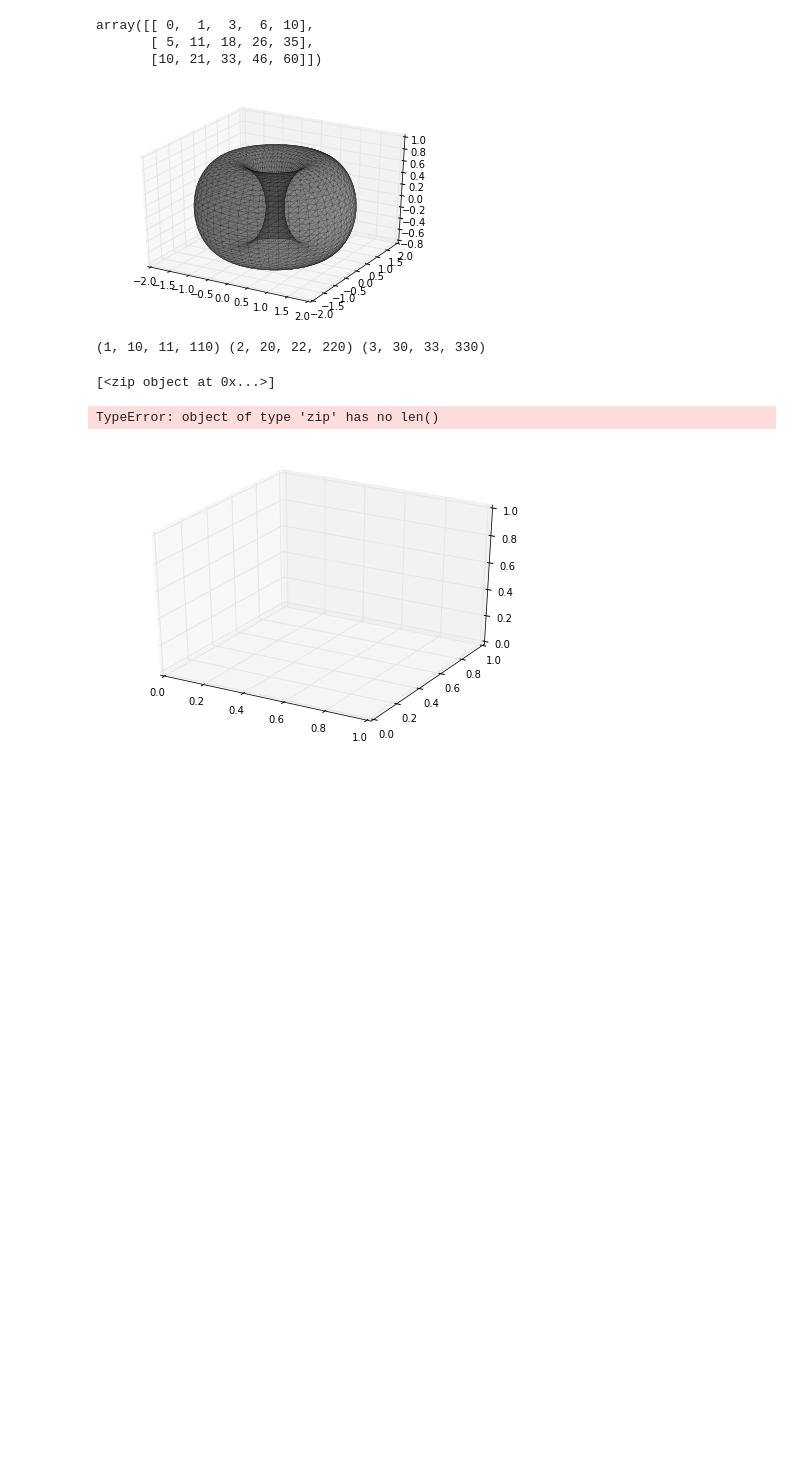
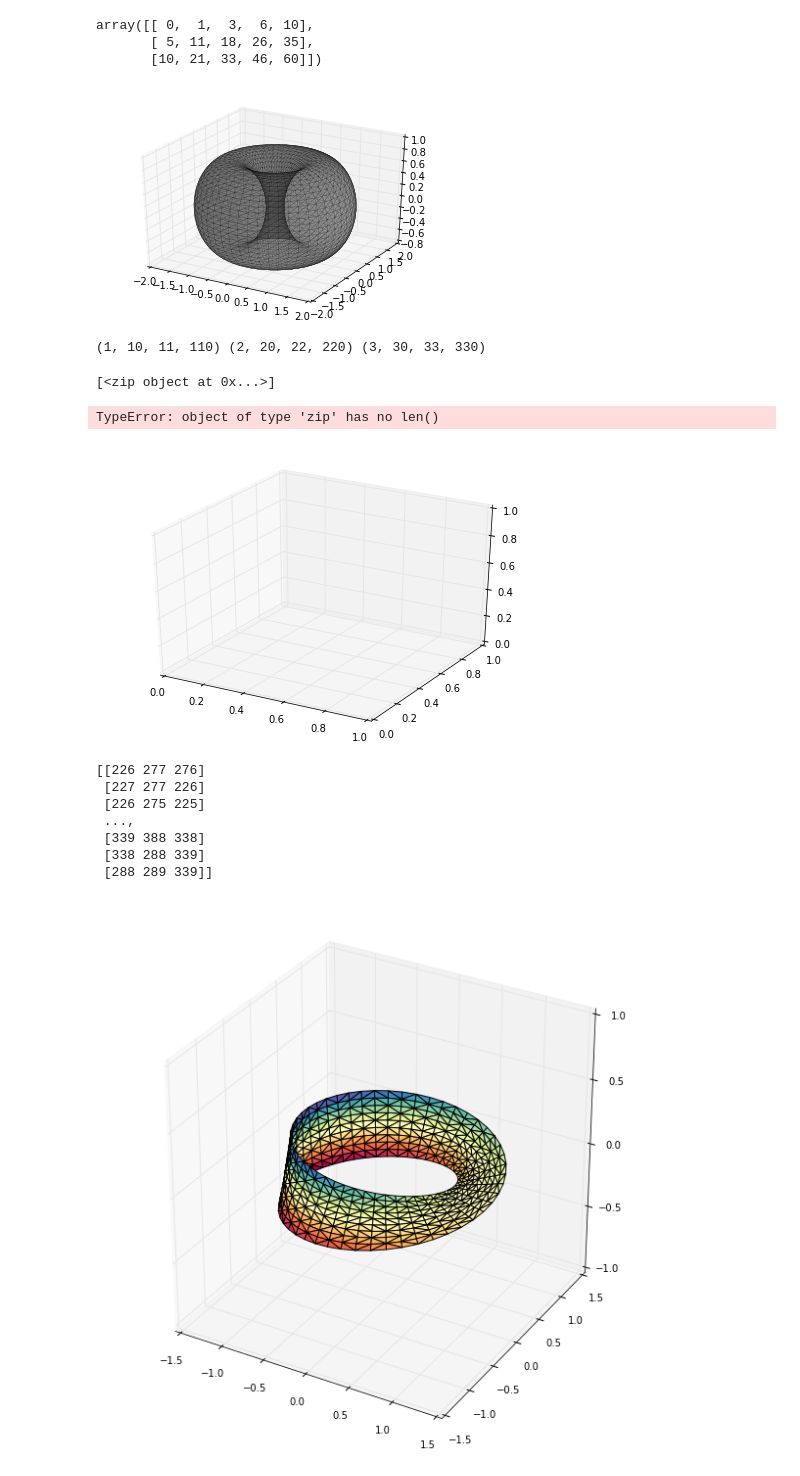
Before and after one commit to massimo-nocentini/cagd, a Jupyter notebook: surfaces/Learning NumPy.ipynb, the cells around one changed output. Drawn from its saved outputs; the diff is of its cells as text; code cells hidden in the pictures; blank space fills up the shorter version.

```diff
--- a/surfaces/Learning NumPy.ipynb
+++ b/surfaces/Learning NumPy.ipynb
@@ -338,3 +338,74 @@ for i in range(10000):
     tri.set_edgecolor('k')
     ax.add_collection3d(tri)
 pl.show()
+# %%
+import numpy as np
+import matplotlib.pyplot as plt
+from mpl_toolkits.mplot3d import Axes3D
+import matplotlib.tri as mtri
+
+figsize(10,10)
+
+# u, v are parameterisation variables
+u = (np.linspace(0, 2.0 * np.pi, endpoint=True, num=50) * np.ones((10, 1)))
+assert u.shape == (10, 50)
+u = u.flatten()
+v = np.repeat(np.linspace(-0.5, 0.5, endpoint=True, num=10), repeats=50)#.flatten()
+assert v.shape == (500,)
+
+# This is the Mobius mapping, taking a u, v pair and returning an x, y, z
+# triple
+x = (1 + 0.5 * v * np.cos(u / 2.0)) * np.cos(u)
+y = (1 + 0.5 * v * np.cos(u / 2.0)) * np.sin(u)
+z = 0.5 * v * np.sin(u / 2.0)
+
+# Triangulate parameter space to determine the triangles
+import matplotlib.tri as mtri
+tri = mtri.Triangulation(u, v)
+print(tri.triangles)
+fig = plt.figure()
+ax = fig.add_subplot(1, 1, 1, projection='3d')
+
+# The triangles in parameter space determine which x, y, z points are
+# connected by an edge
+ax.plot_trisurf(x, y, z, triangles=tri.triangles, cmap=plt.cm.Spectral)
+
+ax.set_zlim(-1, 1)
+
+# First create the x and y coordinates of the points.
+n_angles = 36
+n_radii = 8
+min_radius = 0.25
+radii = np.linspace(min_radius, 0.95, n_radii)
+
+angles = np.linspace(0, 2*np.pi, n_angles, endpoint=False)
+angles = np.repeat(angles[...,np.newaxis], n_radii, axis=1)
+angles[:,1::2] += np.pi/n_angles
+
+x = (radii*np.cos(angles)).flatten()
+y = (radii*np.sin(angles)).flatten()
+z = (np.cos(radii)*np.cos(angles*3.0)).flatten()
+
+# Create the Triangulation; no triangles so Delaunay triangulation created.
+triang = mtri.Triangulation(x, y)
+
+# Mask off unwanted triangles.
+xmid = x[triang.triangles].mean(axis=1)
+ymid = y[triang.triangles].mean(axis=1)
+mask = np.where(xmid*xmid + ymid*ymid < min_radius*min_radius, 1, 0)
+triang.set_mask(mask)
+
+# tripcolor plot.
+fig = plt.figure()
+ax = fig.add_subplot(1, 1, 1, projection='3d')
+ax.plot_trisurf(triang, z, cmap=plt.cm.CMRmap)
+plt.show()
+# %% [output]
+[[226 277 276]
+ [227 277 226]
+ [226 275 225]
+ ...,
+ [339 388 338]
+ [338 288 339]
+ [288 289 339]]
+[figure, added]
```
Also changed, not shown: parts of 1 cell of this notebook, 3 other files.
